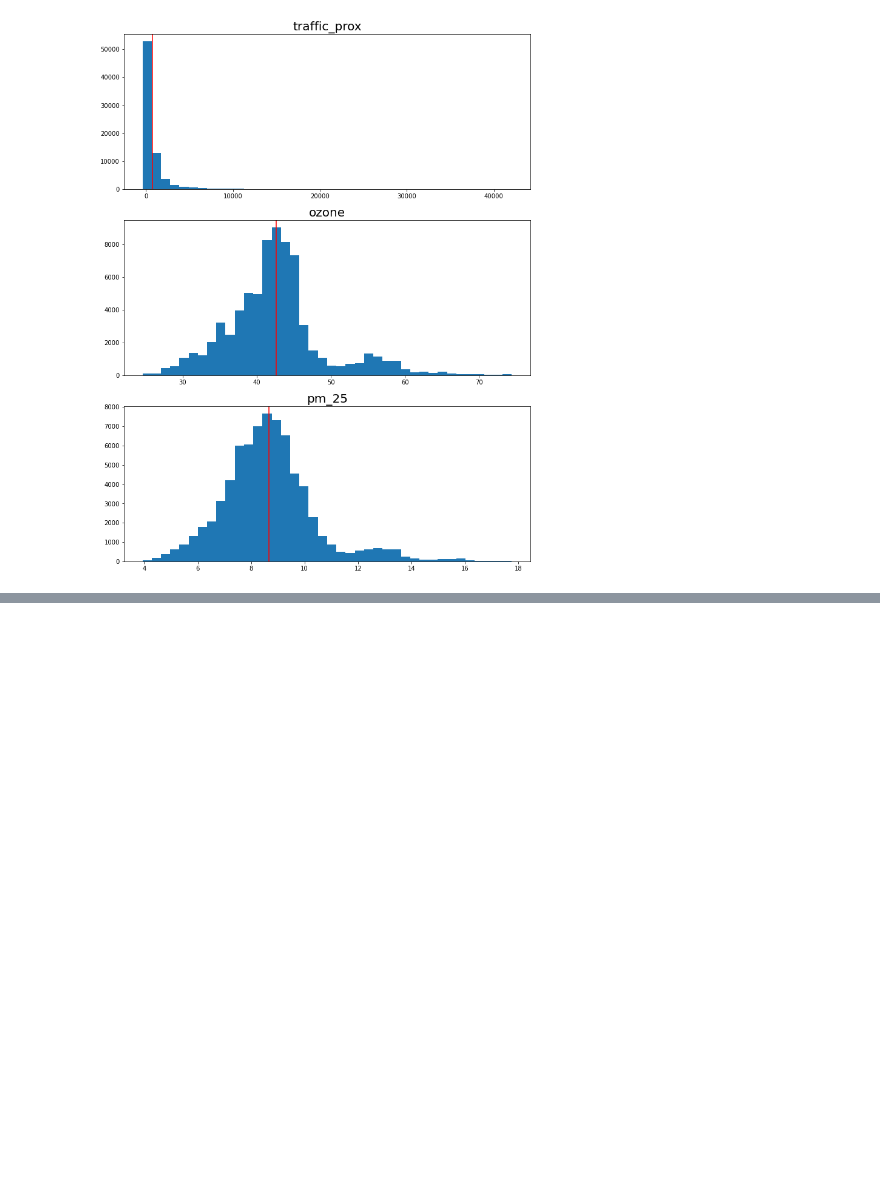
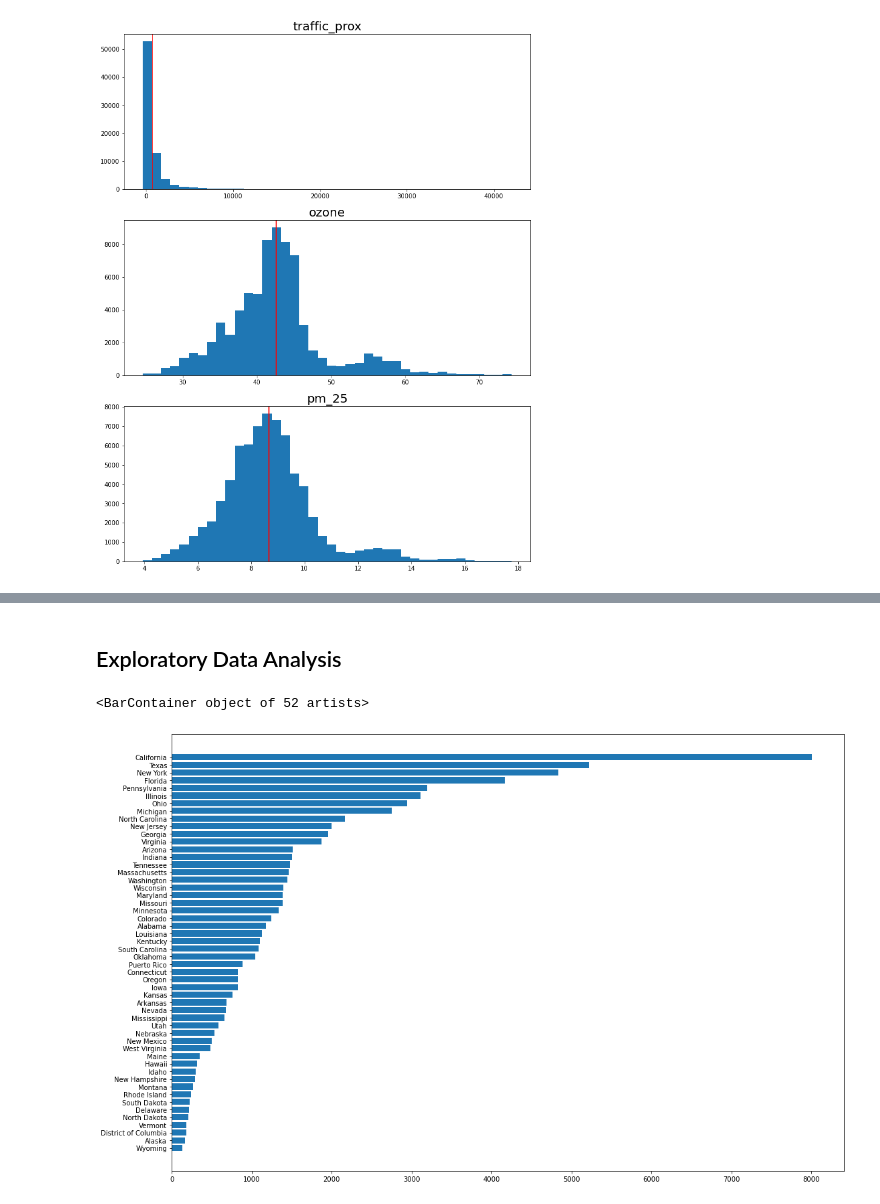
Before and after one commit to LewisDaDude/Project-4, a Jupyter notebook: code/01_cleaning_and_eda.ipynb, the cells around one changed output, grey strips where cells are left out. Cells and saved outputs as stored; diff of their text form; code cells hidden in the pictures; blank space fills up the shorter version.

```diff
--- a/code/01_cleaning_and_eda.ipynb
+++ b/code/01_cleaning_and_eda.ipynb
@@ -342,0 +365,2 @@ for i in range(3):
+# %% [markdown]
+## Exploratory Data Analysis
@@ -342,0 +369,9 @@ for i in range(3):
+# %%
+plt.figure(figsize = (18,12))
+
+st_name_vc = env['st_name'].value_counts()[::-1]
+
+plt.barh(st_name_vc.index, st_name_vc.values)
+# %% [output]
+<BarContainer object of 52 artists>
+[figure, added]
```
Also changed, not shown: parts of 4 cells of this notebook, 1 other file.
